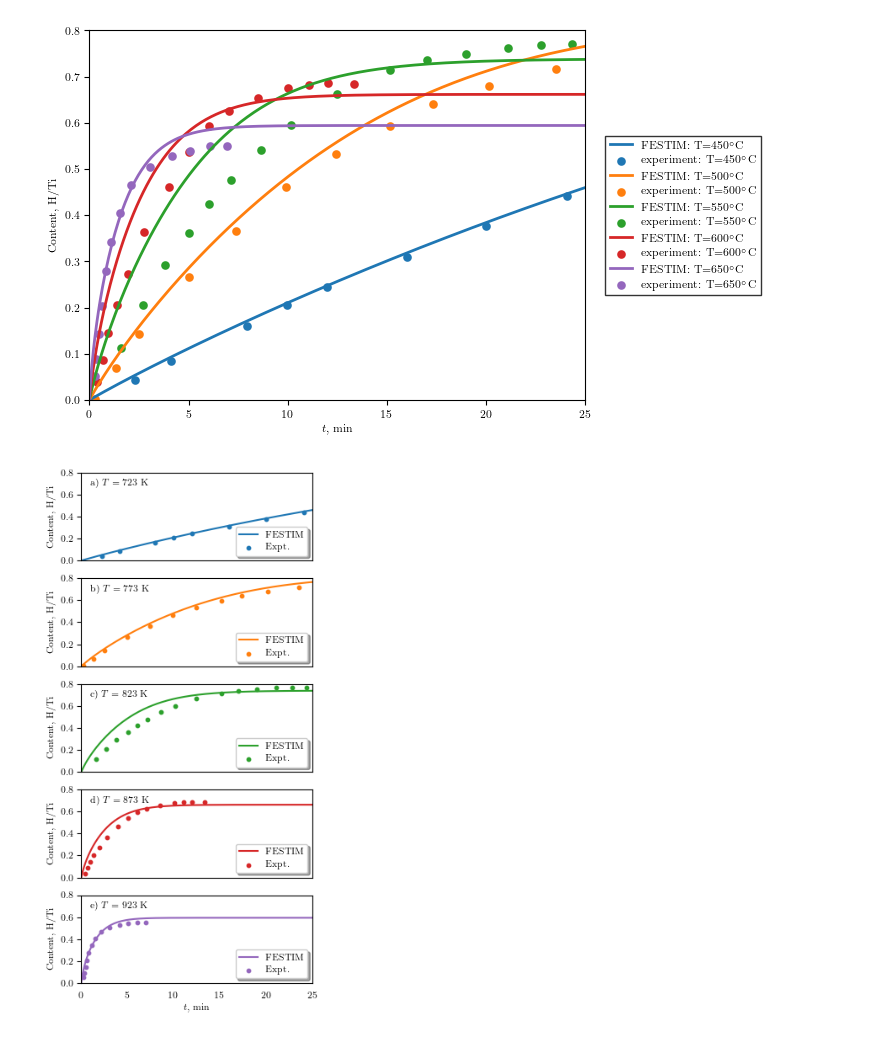
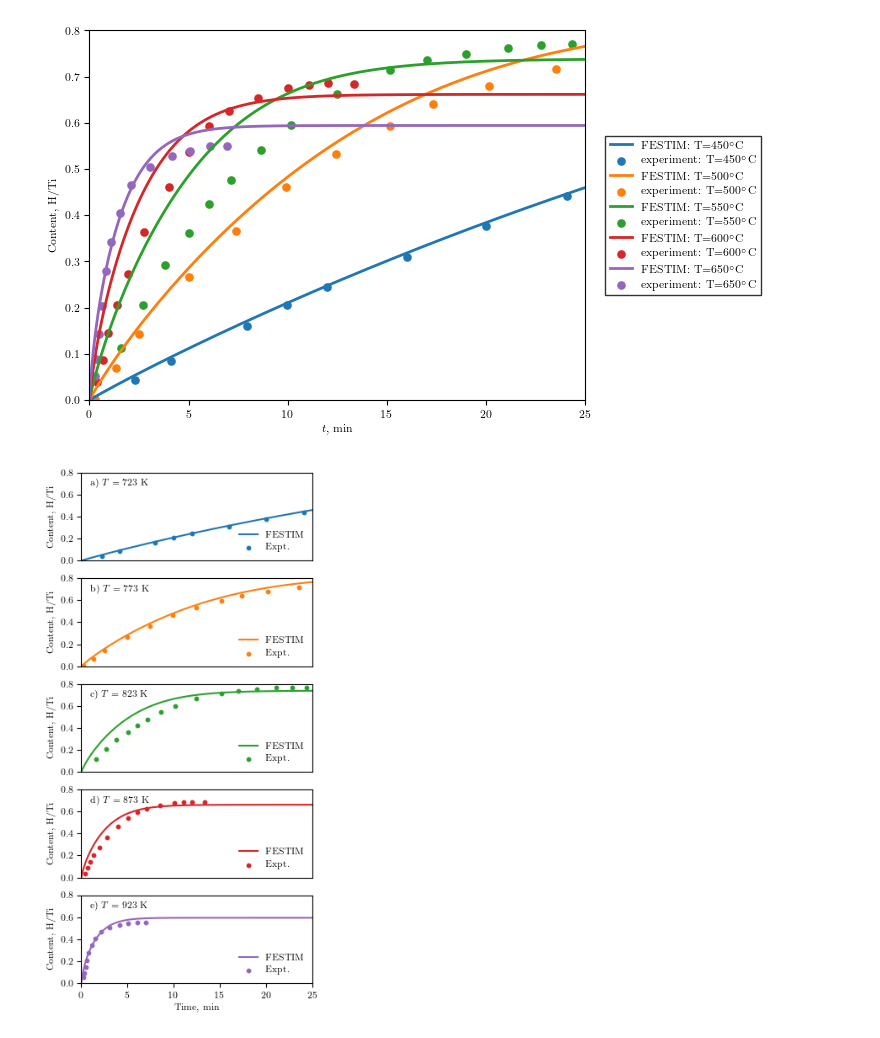
Before and after one commit to KulaginVladimir/FESTIM-SurfaceKinetics-Validation, a Jupyter notebook: H_Ti/H_Ti.ipynb, the cells around one changed output. Saved outputs shown, nothing was run; the diff lists cells and outputs as text; code cells hidden in the pictures.

Commit message:
upd figure for DWO case

```diff
--- a/H_Ti/H_Ti.ipynb
+++ b/H_Ti/H_Ti.ipynb
@@ -254,34 +254,34 @@ def plot_inventory(axis, T0, FESTIM_data, color):
     retention = np.array(FESTIM_data[1].data) + 2 * np.array(FESTIM_data[0].data)
     t = np.array(FESTIM_data.t)
 
     axis.plot(
         t / 60, retention * A / N_Ti, lw=1.5, label=f"FESTIM", ls="solid", color=color
     )
 
     exp = np.loadtxt(f"./reference_data/{T0-273}.csv", delimiter=",", skiprows=1)
     axis.scatter(exp[:, 0], exp[:, 1], s=10, label=f"Expt.", color=color)
 
 
 mm2inch = 0.1 / 2.54
 fig, axs = plt.subplots(
     5, 1, figsize=(90 * mm2inch, 200 * mm2inch), sharex=True, sharey=True
 )
 
 for i, (axis, T0) in enumerate(zip(axs, T_list)):
     plot_inventory(axs[i], T0, results[T0], colors[i])
 
     axis.text(1, 0.7, rf"{ascii_lowercase[i]}) $T={T0}$ K", ha="left", va="center")
-    axis.legend(loc="lower right", shadow=True)
+    axis.legend(loc="lower right", frameon=False)
     axis.set_ylabel("Content, H/Ti")
 
-    if i != 5:
+    if i != 4:
         axis.tick_params(which="both", bottom=False)
 
-axs[-1].set_xlabel("$t$, min")
+axs[-1].set_xlabel("Time, min")
 axs[-1].set_ylim(0, 0.8)
 axs[-1].set_xlim(0, 25)
 
 # plt.savefig('./H_Ti.pdf', dpi = 1000, bbox_inches='tight', pad_inches=0.01)
 plt.show()
 # %% [output]
-[figure, old version]
+[figure, new version]
```
Also changed, not shown: parts of 1 cell of this notebook, 1 other file.
